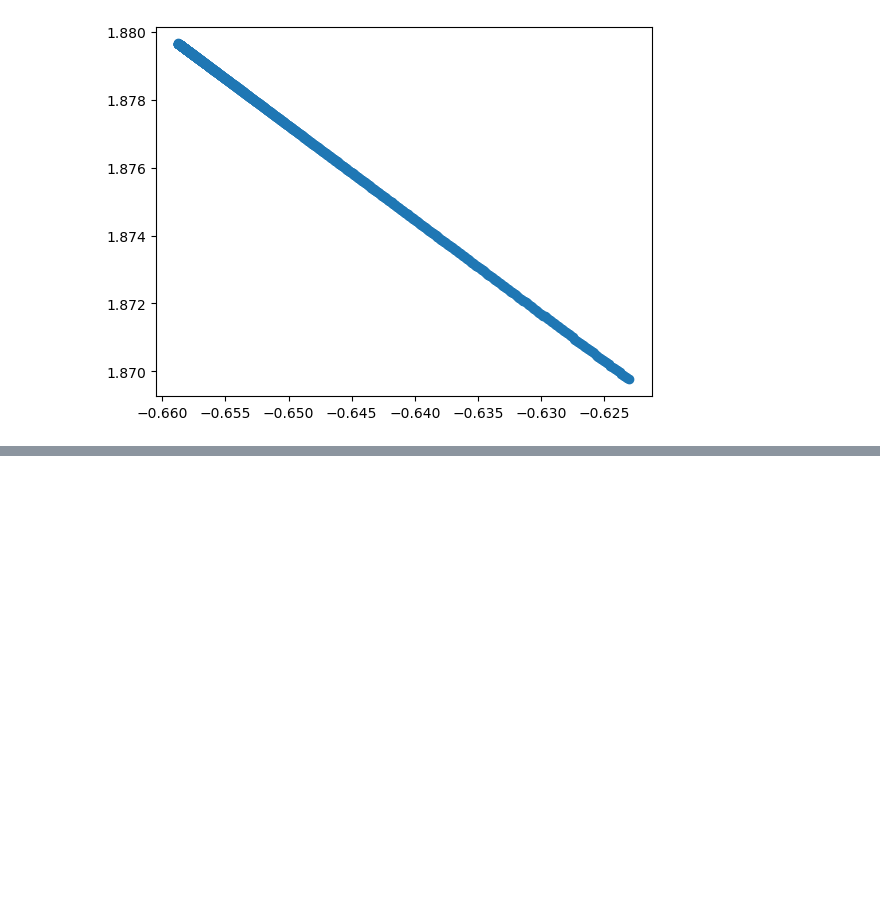
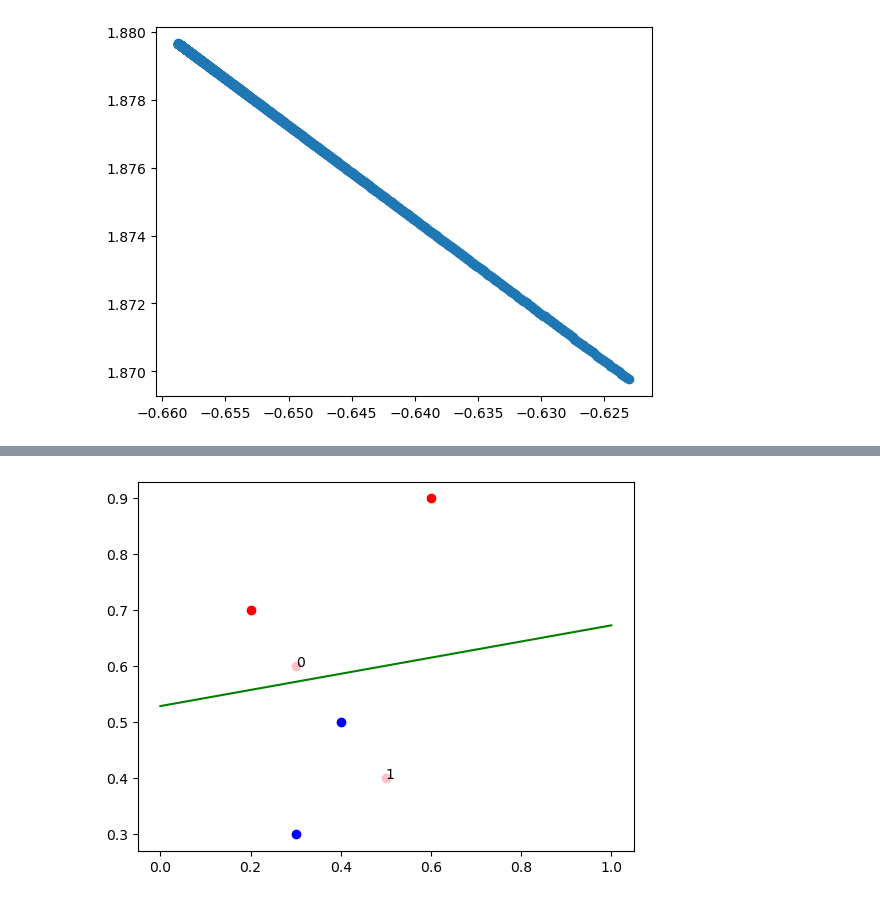
Before and after one commit to Mokoto-K/hands-on-machine-learning, a Jupyter notebook: no_scikit.ipynb, the cells around one changed output, grey strips where cells are left out. Cells and saved outputs as stored; diff of their text form; code cells hidden in the pictures; blank space fills up the shorter version.

```diff
--- a/no_scikit.ipynb
+++ b/no_scikit.ipynb
@@ -152,0 +261,18 @@ So again from the top:
+# %%
+
+# 1 - Define the sigmoid function
+def sigmoid(z):
+    """
+    Calculates if a prediction is a 1 or a 0
+
+    Parameters:
+    - z: an array of predictions (i think)
+
+    Returns:
+    - The predicition for the ith element in the array
+    """
+
+    return 1 / (1 + np.exp(-z))
+
+z = np.array([-5, 0 ,5])
+print(f"Testing the sigmoid Function: {sigmoid(z)}")
@@ -152,0 +363,20 @@ So again from the top:
+# %%
+# The following plotting code i did not come up with... still very hard for me to write visualization code
+
+# Plotting the training data
+plt.scatter(X[y==0][:, 0], X[y ==0][:, 1], color = "red", label = "Class 0")
+plt.scatter(X[y==1][:, 0], X[y ==1][:, 1], color = "blue", label = "Class 1")
+
+# Boundaries
+x1_vals = np.linspace(0, 1, 100)
+x2_vals = -(theta[0] + theta[1] * x1_vals) / theta[2]
+plt.plot(x1_vals, x2_vals, color="green", label="Decision boundary")
+
+# Plot the new preds
+plt.scatter(X_new[:, 0], X_new[:, 1], color = "pink", label = "New points")
+
+plt.xlabel("Feature 1")
+plt.ylabel("Feature 2")
+plt.legen
+# %% [output]
+[figure, added]
```
Also changed, not shown: parts of 9 cells of this notebook.
